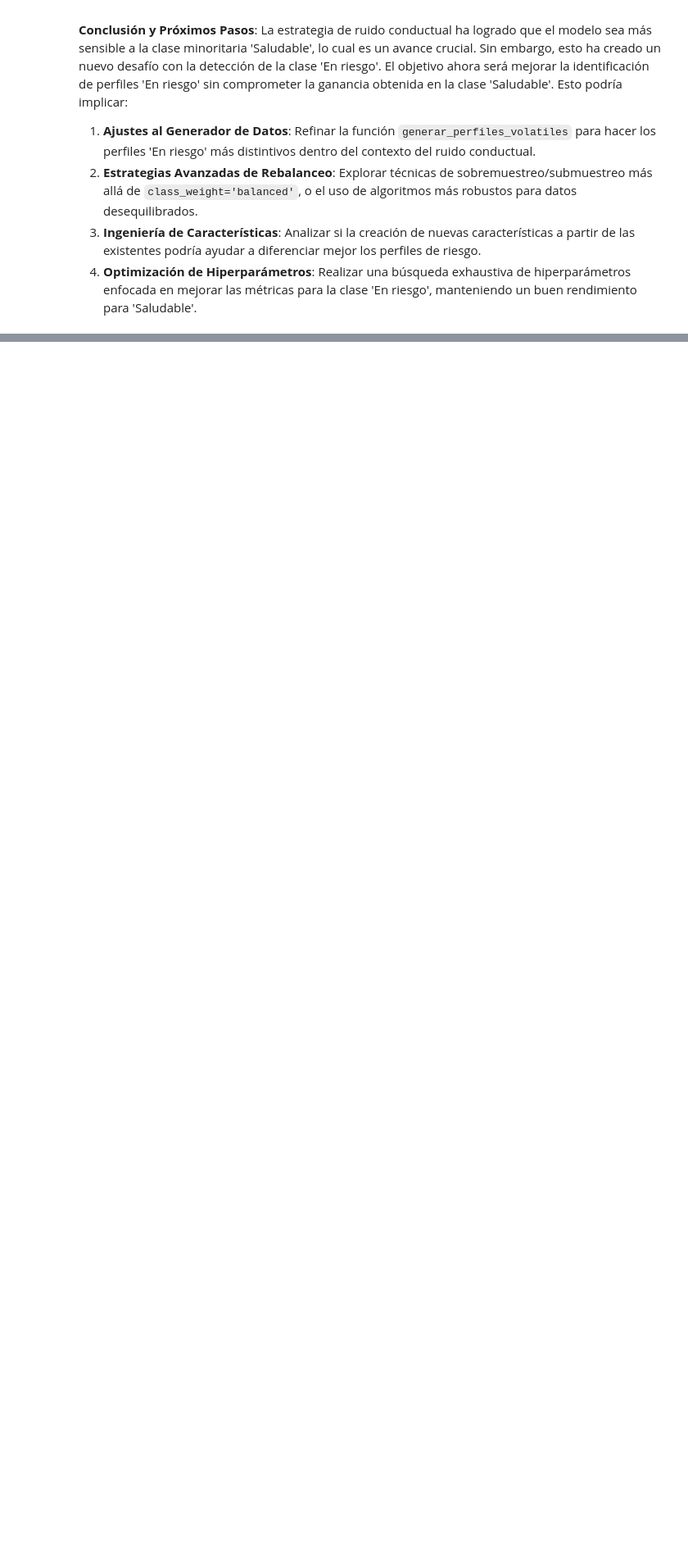
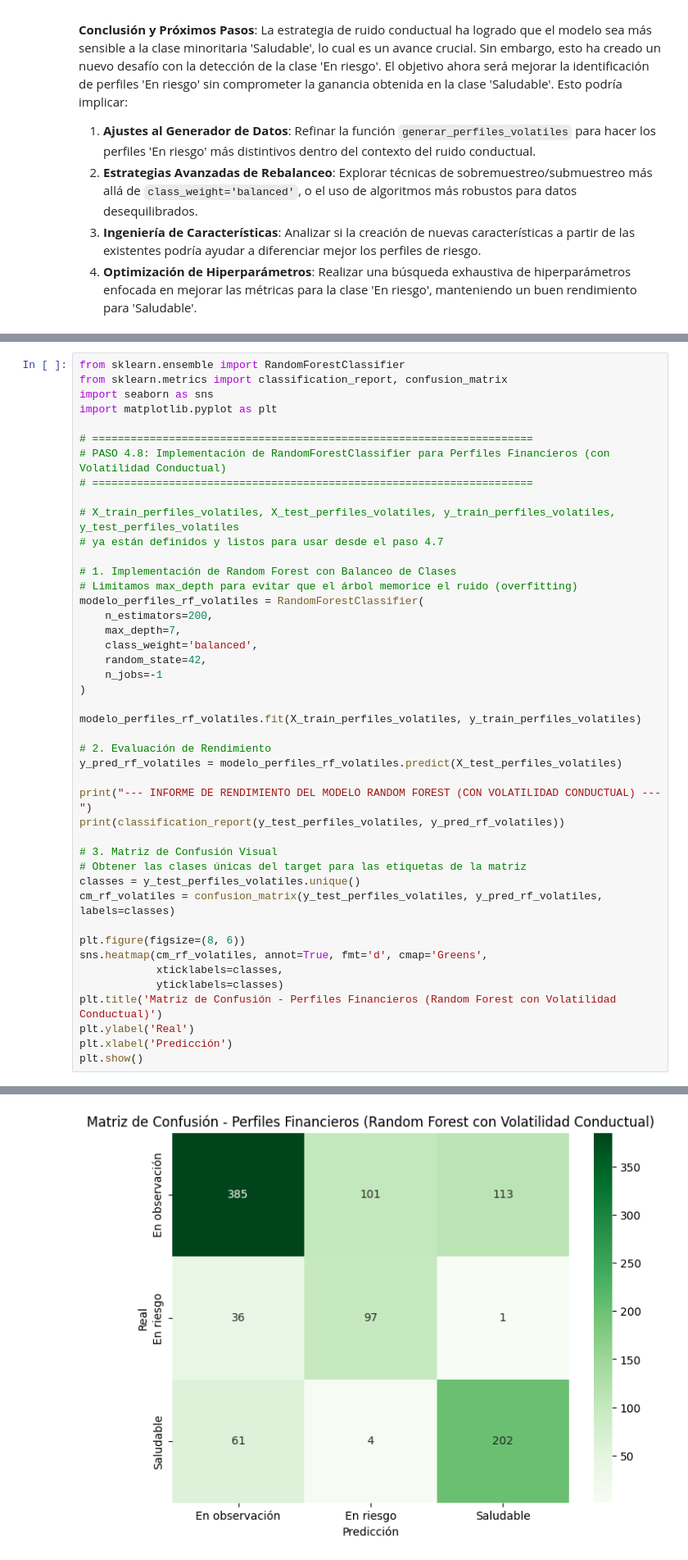
Before and after one commit to No-Country-simulation/G9-LATAM-Team-59, a Jupyter notebook: python/analisis_datos.ipynb, the cells around one changed output, grey strips where cells are left out. Shown at 82% size. Saved outputs shown, nothing was run; the diff lists cells and outputs as text; blank space fills up the shorter version.

Commit message:
Avance: IMPLEMENTA_MODELO_RF_Y_SERIALIZACION

```diff
--- a/python/analisis_datos.ipynb
+++ b/python/analisis_datos.ipynb
@@ -2114,0 +2119,45 @@ El `classification_report` y la matriz de confusión para el modelo entrenado co
+# %%
+from sklearn.ensemble import RandomForestClassifier
+from sklearn.metrics import classification_report, confusion_matrix
+import seaborn as sns
+import matplotlib.pyplot as plt
+
+# =====================================================================
+# PASO 4.8: Implementación de RandomForestClassifier para Perfiles Financieros (con Volatilidad Conductual)
+# =====================================================================
+
+# X_train_perfiles_volatiles, X_test_perfiles_volatiles, y_train_perfiles_volatiles, y_test_perfiles_volatiles
+# ya están definidos y listos para usar desde el paso 4.7
+
+# 1. Implementación de Random Forest con Balanceo de Clases
+# Limitamos max_depth para evitar que el árbol memorice el ruido (overfitting)
+modelo_perfiles_rf_volatiles = RandomForestClassifier(
+    n_estimators=200,
+    max_depth=7,
+    class_weight='balanced',
+    random_state=42,
+    n_jobs=-1
+)
+
+modelo_perfiles_rf_volatiles.fit(X_train_perfiles_volatiles, y_train_perfiles_volatiles)
+
+# 2. Evaluación de Rendimiento
+y_pred_rf_volatiles = modelo_perfiles_rf_volatiles.predict(X_test_perfiles_volatiles)
+
+print("--- INFORME DE RENDIMIENTO DEL MODELO RANDOM FOREST (CON VOLATILIDAD CONDUCTUAL) ---")
+print(classification_report(y_test_perfiles_volatiles, y_pred_rf_volatiles))
+
+# 3. Matriz de Confusión Visual
+# Obtener las clases únicas del target para las etiquetas de la matriz
+classes = y_test_perfiles_volatiles.unique()
+cm_rf_volatiles = confusion_matrix(y_test_perfiles_volatiles, y_pred_rf_volatiles, labels=classes)
+
+plt.figure(figsize=(8, 6))
+sns.heatmap(cm_rf_volatiles, annot=True, fmt='d', cmap='Greens',
+            xticklabels=classes,
+            yticklabels=classes)
+plt.title('Matriz de Confusión - Perfiles Financieros (Random Forest con Volatilidad Conductual)')
+plt.ylabel('Real')
+plt.xlabel('Predicción')
+plt.show()
+# %% [output]
@@ -2114,0 +2174 @@ El `classification_report` y la matriz de confusión para el modelo entrenado co
+[figure, added]
```
Also changed, not shown: parts of 11 cells of this notebook.
